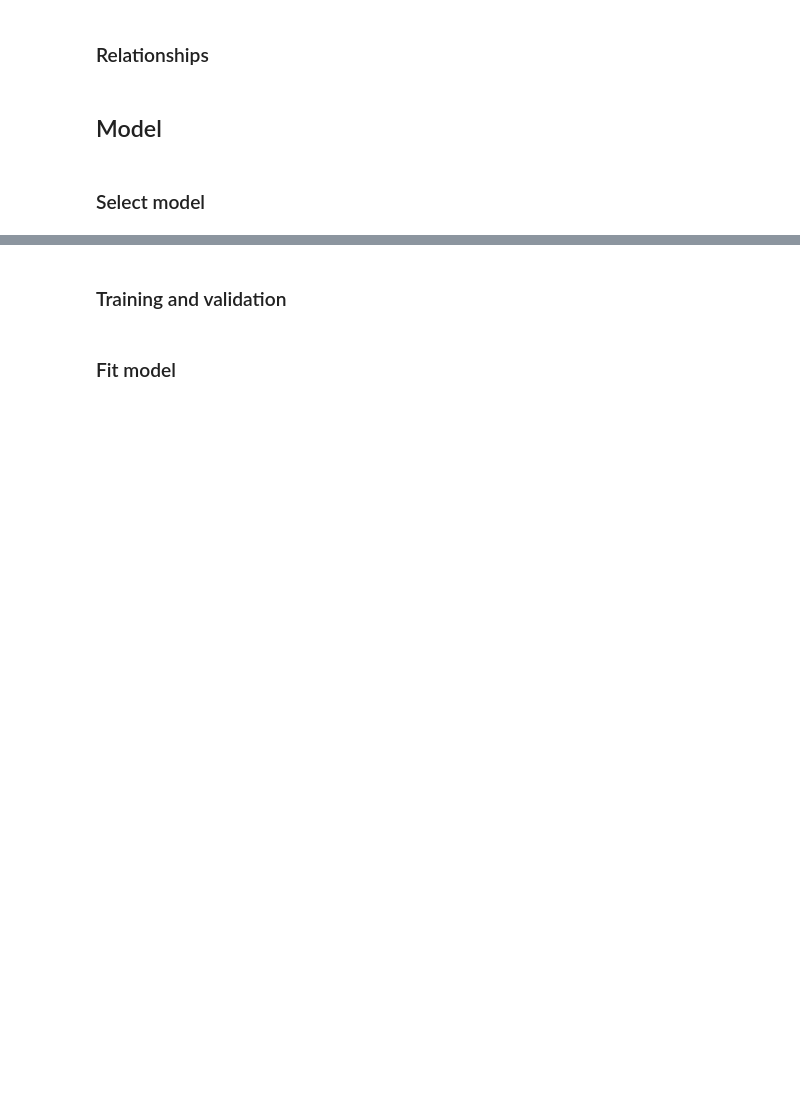
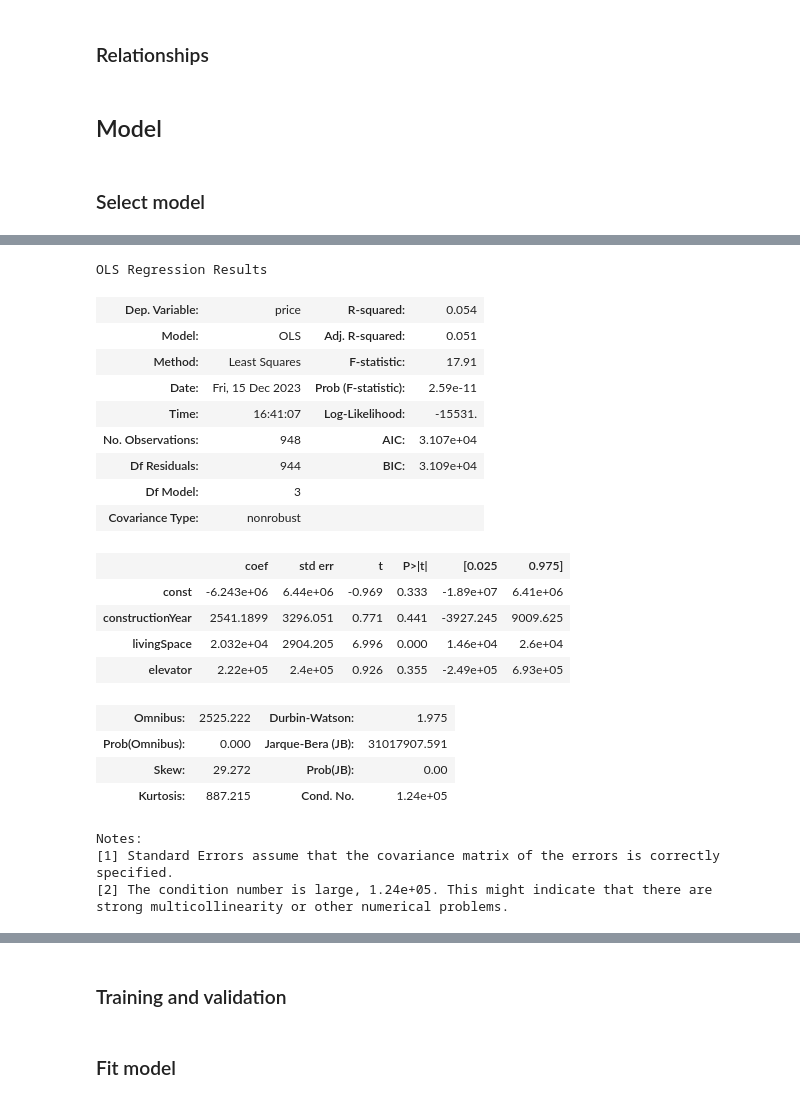
Before and after one commit to hdm-statistik-lpj/project, a Jupyter notebook: notebooks/draft-analysis.ipynb, the cells around one changed output, grey strips where cells are left out. Drawn from its saved outputs; the diff is of its cells as text; code cells hidden in the pictures; blank space fills up the shorter version.

```diff
--- a/notebooks/draft-analysis.ipynb
+++ b/notebooks/draft-analysis.ipynb
@@ -508,0 +525,31 @@ alt.Chart(df_pred_resp_vis).mark_circle().encode(
+# %%
+import statsmodels.api as sm
+
+#X = sm.add_constant(df_pred_resp[["constructionYear", "livingSpace",  "localAmenitiesScore", "localMobilityScore", "elevator"]])
+X = sm.add_constant(df_pred_resp[["constructionYear", "livingSpace", "elevator"]])
+model = sm.OLS(df_pred_resp["price"], X).fit()
+model.summary()
+# %% [output]
+OLS Regression Results
+| Dep. Variable: | price | R-squared: | 0.054 |
+| Model: | OLS | Adj. R-squared: | 0.051 |
+| Method: | Least Squares | F-statistic: | 17.91 |
+| Date: | Fri, 15 Dec 2023 | Prob (F-statistic): | 2.59e-11 |
+| Time: | 16:41:07 | Log-Likelihood: | -15531. |
+| No. Observations: | 948 | AIC: | 3.107e+04 |
+| Df Residuals: | 944 | BIC: | 3.109e+04 |
+| Df Model: | 3 |  |  |
+| Covariance Type: | nonrobust |  |  |
+|  | coef | std err | t | P>|t| | [0.025 | 0.975] |
+| const | -6.243e+06 | 6.44e+06 | -0.969 | 0.333 | -1.89e+07 | 6.41e+06 |
+| constructionYear | 2541.1899 | 3296.051 | 0.771 | 0.441 | -3927.245 | 9009.625 |
+| livingSpace | 2.032e+04 | 2904.205 | 6.996 | 0.000 | 1.46e+04 | 2.6e+04 |
+| elevator | 2.22e+05 | 2.4e+05 | 0.926 | 0.355 | -2.49e+05 | 6.93e+05 |
+| Omnibus: | 2525.222 | Durbin-Watson: | 1.975 |
+| Prob(Omnibus): | 0.000 | Jarque-Bera (JB): | 31017907.591 |
+| Skew: | 29.272 | Prob(JB): | 0.00 |
+| Kurtosis: | 887.215 | Cond. No. | 1.24e+05 |
+Notes:
+[1] Standard Errors assume that the covariance matrix of the errors is correctly specified.
+[2] The condition number is large, 1.24e+05. This might indicate that there are
+strong multicollinearity or other numerical problems.
```
Also changed, not shown: parts of 4 cells of this notebook.
